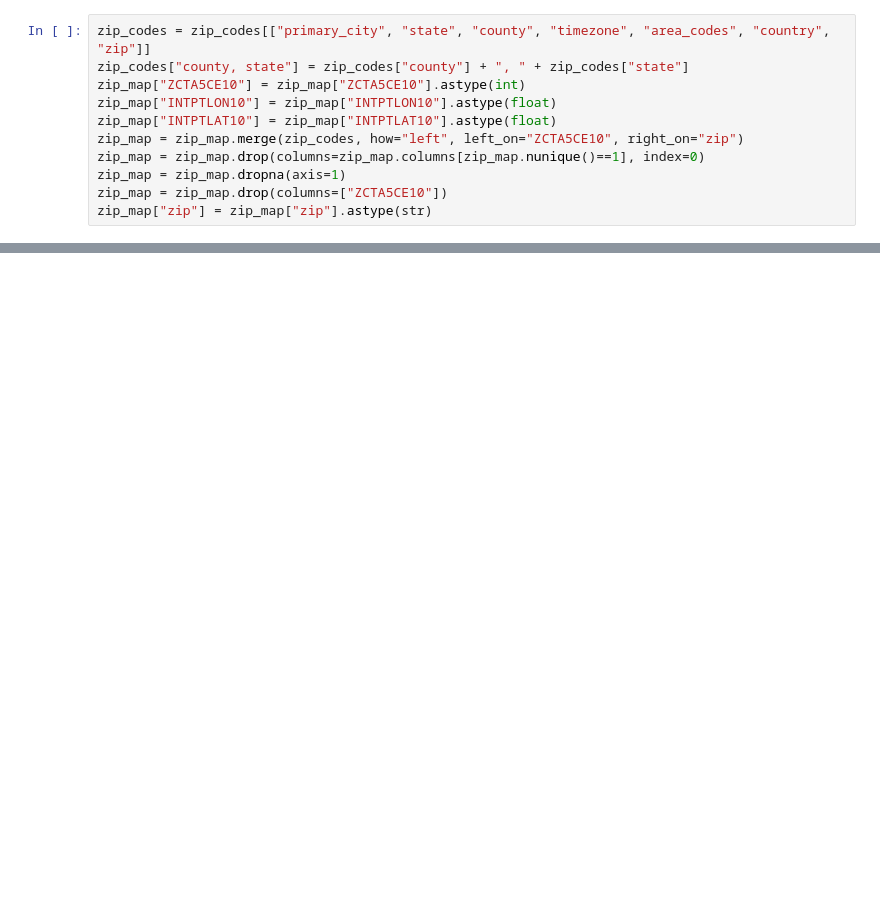
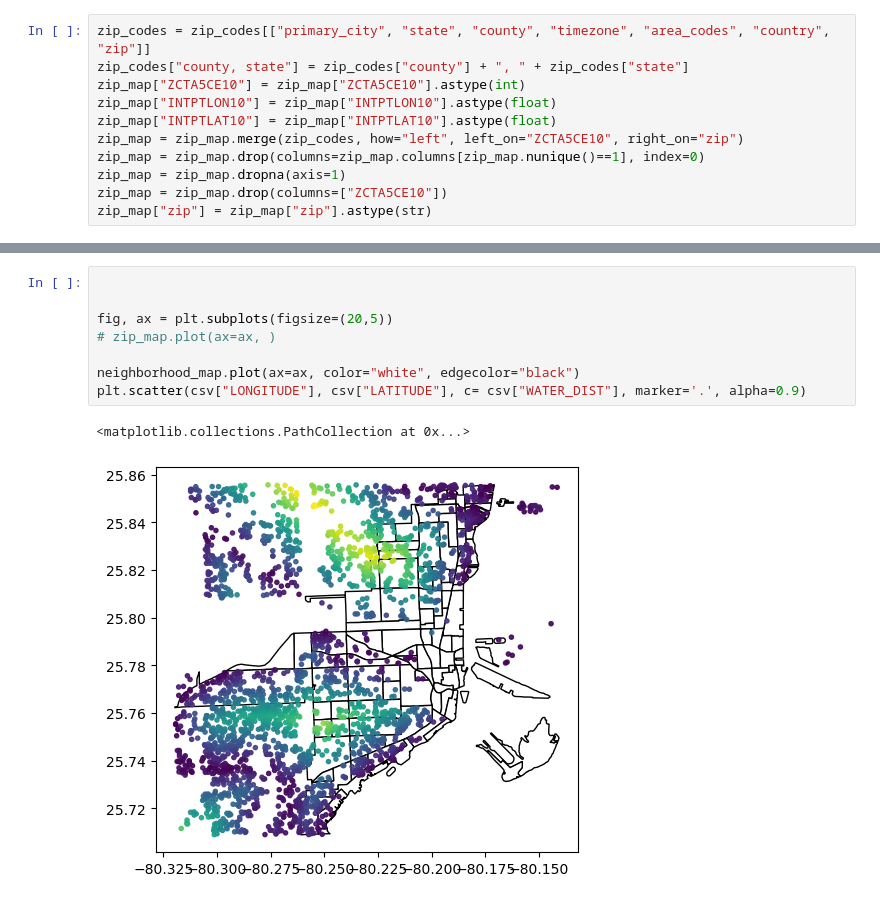
Before and after one commit to DeiviGT1/arc-is, a Jupyter notebook: hola copy.ipynb, the cells around one changed output, grey strips where cells are left out. Drawn from its saved outputs; the diff is of its cells as text; blank space fills up the shorter version.

```diff
--- a/hola copy.ipynb
+++ b/hola copy.ipynb
@@ -37,0 +44,11 @@ ax.scatter(zip_map["INTPTLON10"], zip_map["INTPTLAT10"], marker='o', color="gree
+# %%
+
+
+fig, ax = plt.subplots(figsize=(20,5))
+# zip_map.plot(ax=ax, )
+
+neighborhood_map.plot(ax=ax, color="white", edgecolor="black")
+plt.scatter(csv["LONGITUDE"], csv["LATITUDE"], c= csv["WATER_DIST"], marker='.', alpha=0.9)
+# %% [output]
+<matplotlib.collections.PathCollection at 0x...>
+[figure, added]
```
Also changed, not shown: parts of 8 cells of this notebook.
